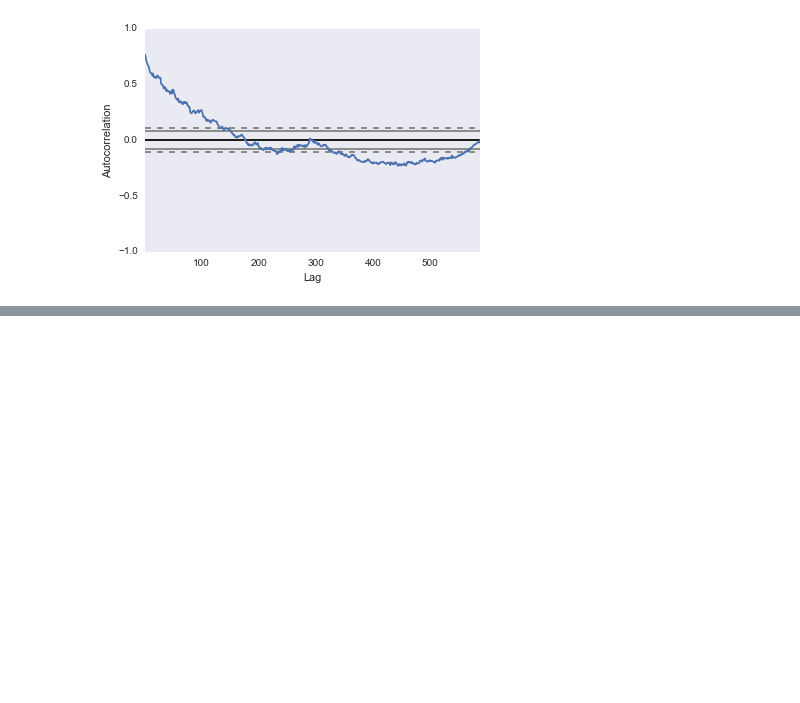
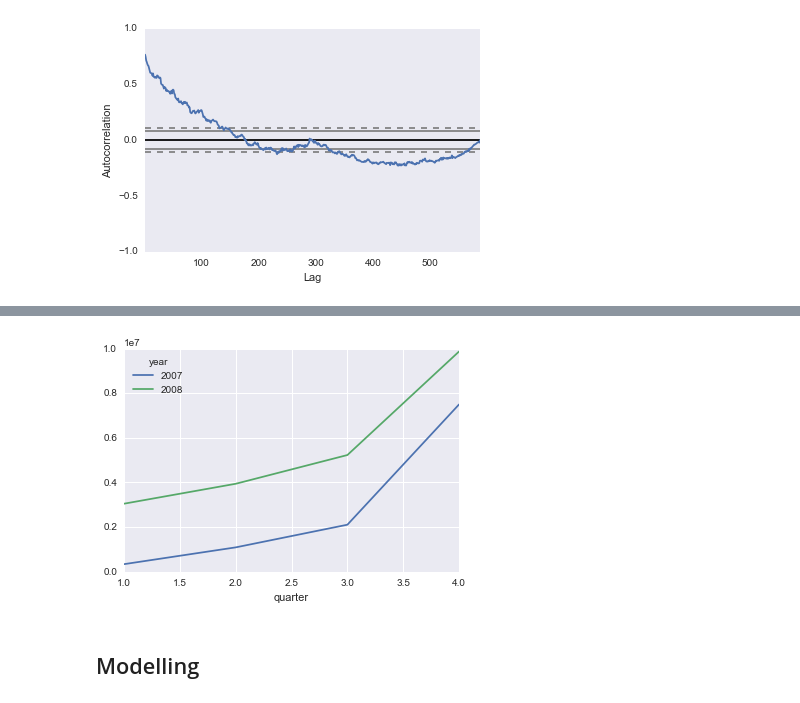
Before and after one commit to numb3r33/av-practice, a Jupyter notebook: mini-data-hack/notebooks/Mini-Data-Hack-Writeup.ipynb, the cells around one changed output, grey strips where cells are left out. Saved outputs shown, nothing was run; the diff lists cells and outputs as text; code cells hidden in the pictures; blank space fills up the shorter version.

```diff
--- a/mini-data-hack/notebooks/Mini-Data-Hack-Writeup.ipynb
+++ b/mini-data-hack/notebooks/Mini-Data-Hack-Writeup.ipynb
@@ -117,0 +121,9 @@ train.groupby(['year', 'weekday']).Number_SKU_Sold.mean().unstack(0).plot();
+# %%
+train.loc[:, 'quarter'] = train.Date.dt.quarter
+test.loc[:, 'quarter'] = test.Date.dt.quarter
+# %%
+train.groupby(['year', 'quarter']).Number_SKU_Sold.mean().unstack(0).plot();
+# %% [output]
+[figure, added]
+# %% [markdown]
+## Modelling
```
Also changed, not shown: parts of 14 cells of this notebook.
